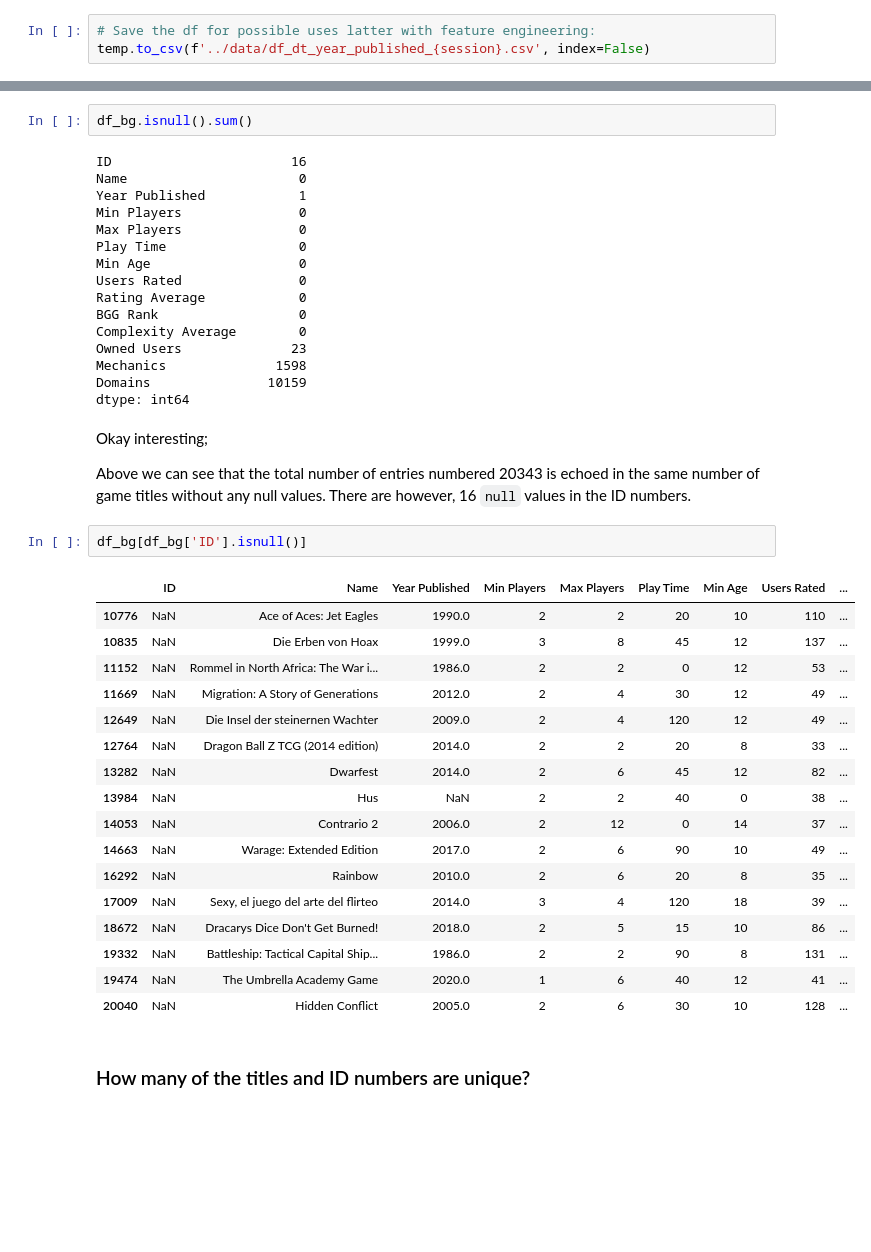
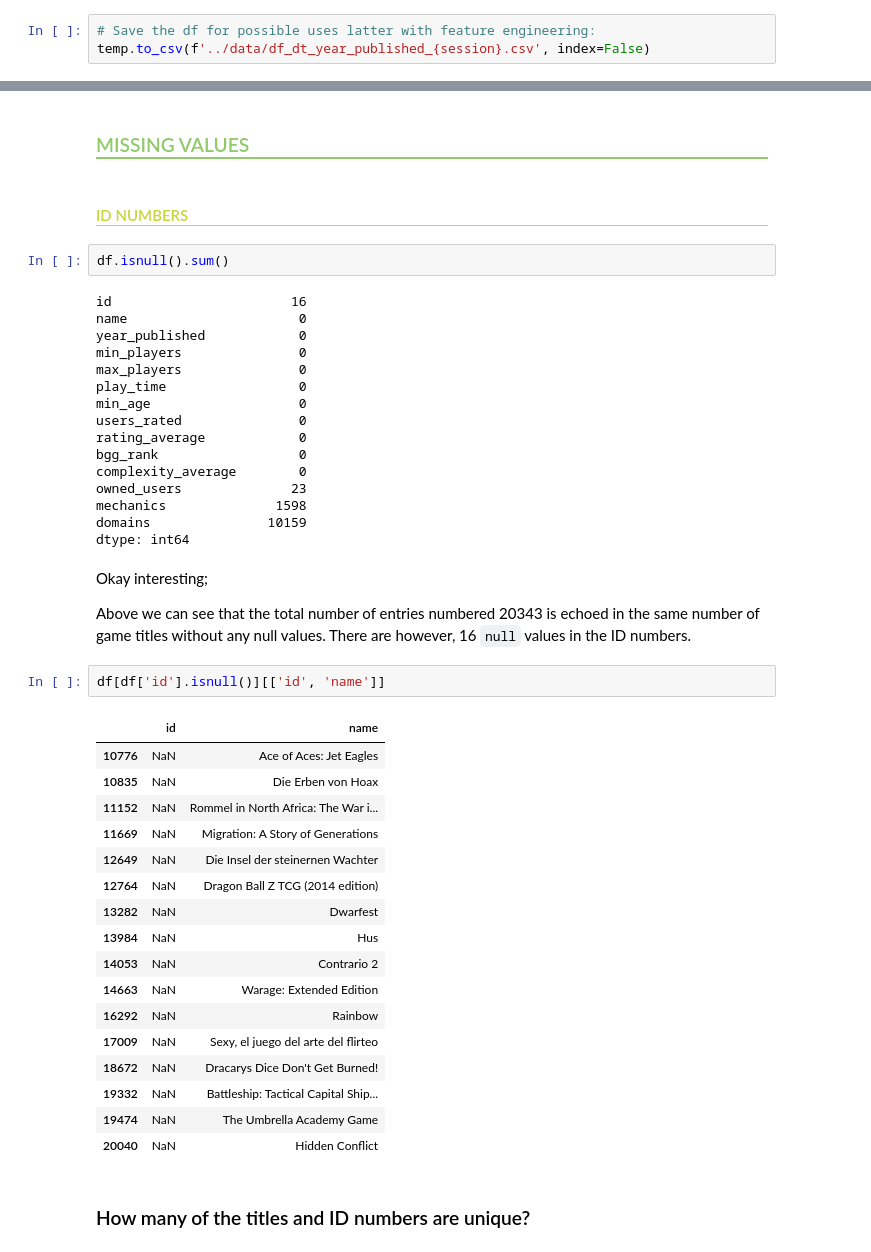
Before and after one commit to jdormaar/Boardgame_Preferences_Predictive_Analysis, a Jupyter notebook: Competitions/board_game_JD/workbook/notebook.ipynb, the cells around one changed output, grey strips where cells are left out. Cells and saved outputs as stored; diff of their text form; blank space fills up the shorter version.

```diff
--- a/Competitions/board_game_JD/workbook/notebook.ipynb
+++ b/Competitions/board_game_JD/workbook/notebook.ipynb
@@ -339,45 +367,59 @@ temp.to_csv(f'../data/df_dt_year_published_{session}.csv', index=False)
+# %% [markdown]
+<h3
+  id= "missing-values";
+  style="color:#8fca6b; border-bottom: 2px solid #8fca6b;"
+>
+  MISSING VALUES
+</h3>
+# %% [markdown]
+<h4
+  id= "id-numbers";
+  style="color:#c8d43e; border-bottom: 1px solid #c8d43e;"
+>
+  ID NUMBERS
+</h4>
 # %%
-df_bg.isnull().sum()
+df.isnull().sum()
 # %% [output]
-ID                       16
-Name                      0
-Year Published            1
-Min Players               0
-Max Players               0
-Play Time                 0
-Min Age                   0
-Users Rated               0
-Rating Average            0
-BGG Rank                  0
-Complexity Average        0
-Owned Users              23
-Mechanics              1598
-Domains               10159
+id                       16
+name                      0
+year_published            0
+min_players               0
+max_players               0
+play_time                 0
+min_age                   0
+users_rated               0
+rating_average            0
+bgg_rank                  0
+complexity_average        0
+owned_users              23
+mechanics              1598
+domains               10159
 dtype: int64
 # %% [markdown]
 Okay interesting;
 
 Above we can see that the total number of entries numbered 20343 is echoed in the same number of game titles without any null values.  There are however, 16 `null` values in the ID numbers.
 # %%
-df_bg[df_bg['ID'].isnull()]
+df[df['id'].isnull()][['id', 'name']]
 # %% [output]
-|  | ID | Name | Year Published | Min Players | Max Players | Play Time | Min Age | Users Rated | ... |
-| 10776 | NaN | Ace of Aces: Jet Eagles | 1990.0 | 2 | 2 | 20 | 10 | 110 | ... |
-| 10835 | NaN | Die Erben von Hoax | 1999.0 | 3 | 8 | 45 | 12 | 137 | ... |
-| 11152 | NaN | Rommel in North Africa: The War i... | 1986.0 | 2 | 2 | 0 | 12 | 53 | ... |
-| 11669 | NaN | Migration: A Story of Generations | 2012.0 | 2 | 4 | 30 | 12 | 49 | ... |
-| 12649 | NaN | Die Insel der steinernen Wachter | 2009.0 | 2 | 4 | 120 | 12 | 49 | ... |
-| 12764 | NaN | Dragon Ball Z TCG (2014 edition) | 2014.0 | 2 | 2 | 20 | 8 | 33 | ... |
-| 13282 | NaN | Dwarfest | 2014.0 | 2 | 6 | 45 | 12 | 82 | ... |
-| 13984 | NaN | Hus | NaN | 2 | 2 | 40 | 0 | 38 | ... |
-| 14053 | NaN | Contrario 2 | 2006.0 | 2 | 12 | 0 | 14 | 37 | ... |
-| 14663 | NaN | Warage: Extended Edition | 2017.0 | 2 | 6 | 90 | 10 | 49 | ... |
-| 16292 | NaN | Rainbow | 2010.0 | 2 | 6 | 20 | 8 | 35 | ... |
-| 17009 | NaN | Sexy, el juego del arte del flirteo | 2014.0 | 3 | 4 | 120 | 18 | 39 | ... |
-| 18672 | NaN | Dracarys Dice Don't Get Burned! | 2018.0 | 2 | 5 | 15 | 10 | 86 | ... |
-| 19332 | NaN | Battleship: Tactical Capital Ship... | 1986.0 | 2 | 2 | 90 | 8 | 131 | ... |
-| 19474 | NaN | The Umbrella Academy Game | 2020.0 | 1 | 6 | 40 | 12 | 41 | ... |
-| 20040 | NaN | Hidden Conflict | 2005.0 | 2 | 6 | 30 | 10 | 128 | ... |
+|  | id | name |
+| 10776 | NaN | Ace of Aces: Jet Eagles |
+| 10835 | NaN | Die Erben von Hoax |
+| 11152 | NaN | Rommel in North Africa: The War i... |
+| 11669 | NaN | Migration: A Story of Generations |
+| 12649 | NaN | Die Insel der steinernen Wachter |
+| 12764 | NaN | Dragon Ball Z TCG (2014 edition) |
+| 13282 | NaN | Dwarfest |
+| 13984 | NaN | Hus |
+| 14053 | NaN | Contrario 2 |
+| 14663 | NaN | Warage: Extended Edition |
+| 16292 | NaN | Rainbow |
+| 17009 | NaN | Sexy, el juego del arte del flirteo |
+| 18672 | NaN | Dracarys Dice Don't Get Burned! |
+| 19332 | NaN | Battleship: Tactical Capital Ship... |
+| 19474 | NaN | The Umbrella Academy Game |
+| 20040 | NaN | Hidden Conflict |
 # %% [markdown]
 ### How many of the titles and ID numbers are unique?
 # %%
```
Also changed, not shown: parts of 31 cells of this notebook, 1 other file.
